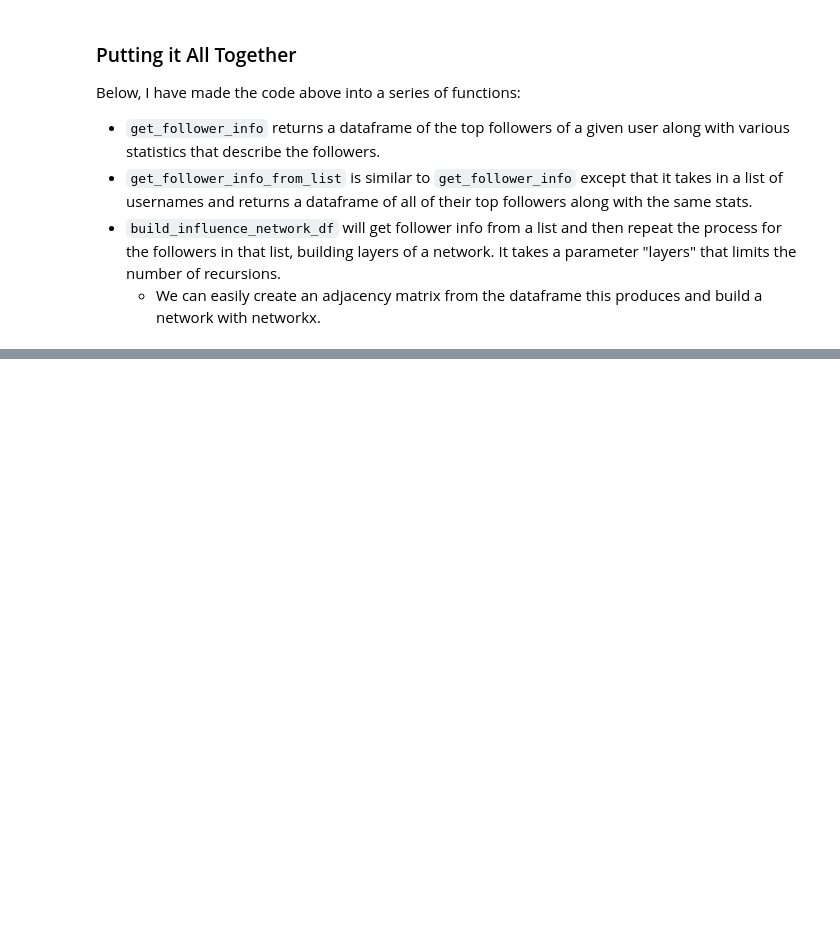
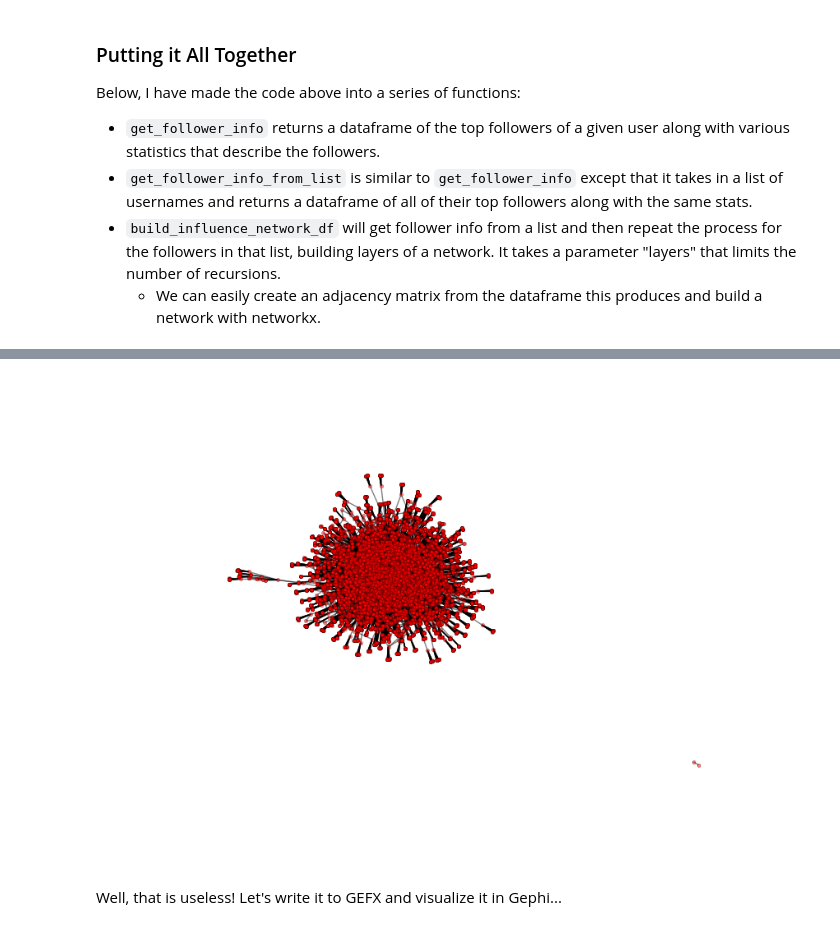
Before and after one commit to jrs33/Converse_Product_Launch, a Jupyter notebook: chuck_ii.ipynb, the cells around one changed output, grey strips where cells are left out. Saved outputs shown, nothing was run; the diff lists cells and outputs as text; code cells hidden in the pictures; blank space fills up the shorter version.

Commit message:
Added potential influence network of chuck2 launch

```diff
--- a/chuck_ii.ipynb
+++ b/chuck_ii.ipynb
@@ -446,7 +491,7 @@ def get_follower_info_from_list(list_of_being_followed, max_num_followers = 10,
 # Continue the process recursively spreading out from the original list
 # find influential followers of "starters", then find influential followers of their followers, and so on...
 
-def build_influence_network_df(layers = 3, list_of_being_followed, max_num_followers = 10, min_klout = 60):
+def build_influence_network_df(list_of_being_followed, layers = 3):
     # layers is the number of layers we will search for in the network.
     # list_of_being_followed is the initial list of users whose followers we want to search for...
     #    it will be written over for each iteration, or layer, in the network
@@ -468,5 +513,5 @@ def build_influence_network_df(layers = 3, list_of_being_followed, max_num_follo
     network_data = network_data.reset_index()
     return(network_data)
 # %%
-network_df = build_influence_network_df(layers = 5, list_of_being_followed = starters, max_num_followers = 50, min_klout = 50)
+network_df = build_influence_network_df(list_of_being_followed = starters, layers = 3)
 # %% [output]
@@ -489,0 +553,5 @@ Rate limit reached. Sleeping for: 781
+# %%
+network_adj_df = pd.crosstab(network_df.being_followed, network_df.followed_by)
+idx = network_adj_df.columns.union(network_adj_df.index)
+network_adj_df = network_adj_df.reindex(index = idx, columns = idx, fill_value = 0)
+network_adj_df.shape
@@ -489,0 +570,4 @@ Rate limit reached. Sleeping for: 781
+# %%
+# Potential Influence Network
+adj_mat_followers = np.matrix(network_adj_df)
+adj_mat_followers
@@ -489,0 +582,10 @@ Rate limit reached. Sleeping for: 781
+# %%
+# Potential Influence Network
+G = nx.from_numpy_matrix(adj_mat_followers)
+nx.draw(G, alpha=.5, node_size=10, ed)
+plt.show()
+plt.savefig("chuck2_potential_influence_graph.pdf", dpi=1000)b
+# %% [output]
+[figure, added]
+# %% [markdown]
+Well, that is useless!  Let's write it to GEFX and visualize it in Gephi...
```
Also changed, not shown: parts of 14 cells of this notebook.
